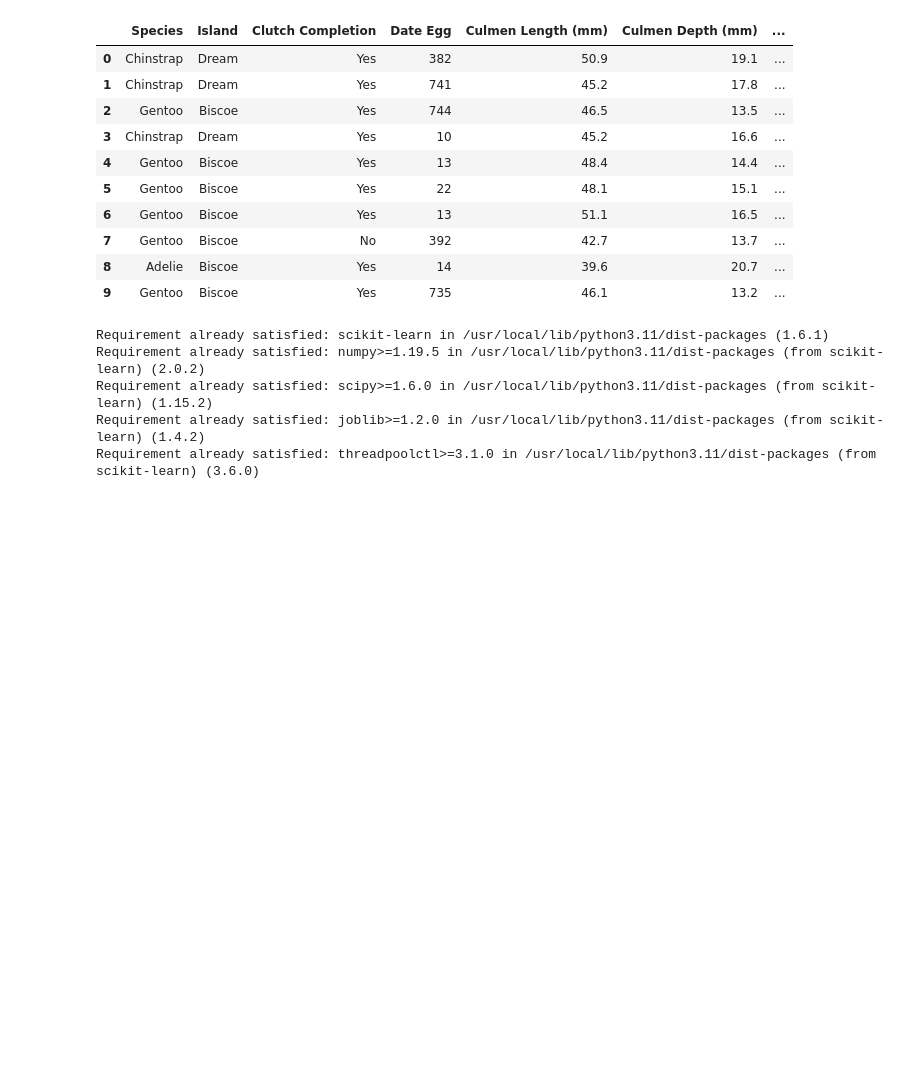
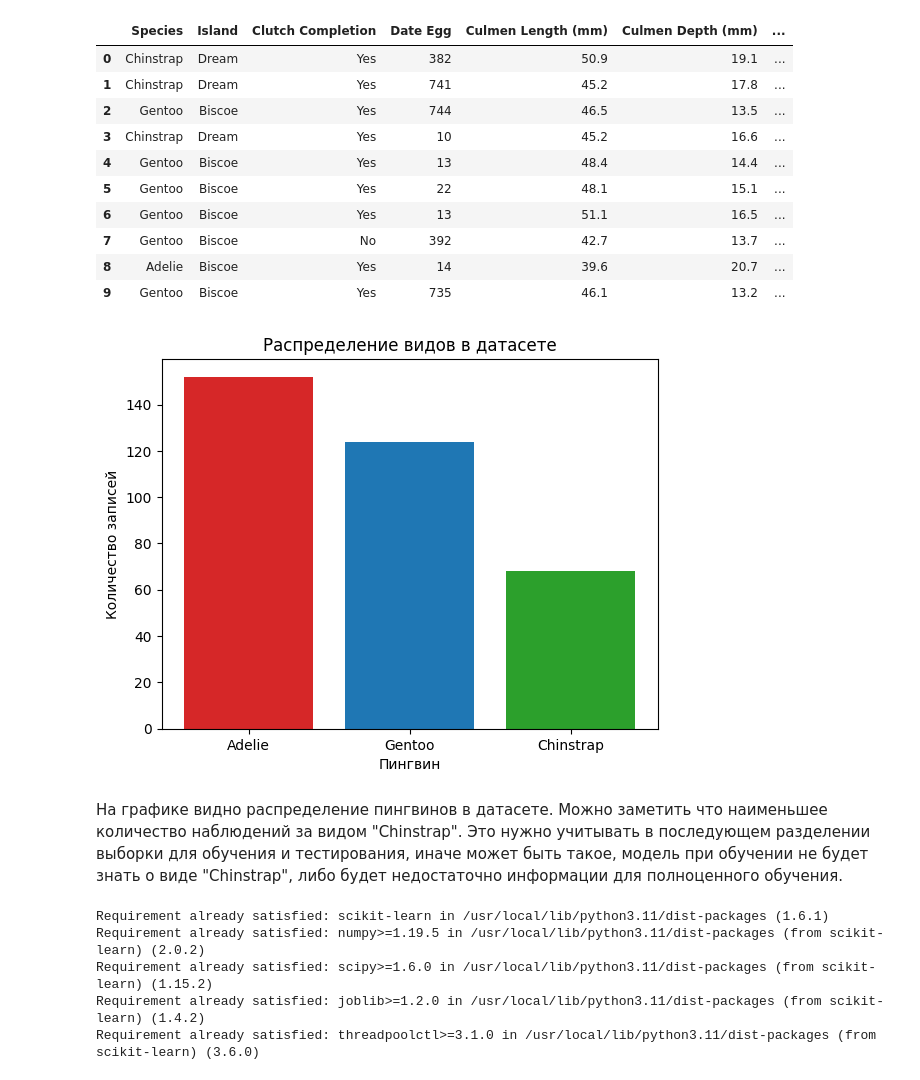
Before and after one commit to Shelb0rne/knn_proj, a Jupyter notebook: KNN_proj.ipynb, the cells around one changed output. Drawn from its saved outputs; the diff is of its cells as text; code cells hidden in the pictures; blank space fills up the shorter version.

```diff
--- a/KNN_proj.ipynb
+++ b/KNN_proj.ipynb
@@ -36,6 +36,24 @@ data.head(10)
 | 7 | Gentoo | Biscoe | No | 392 | 42.7 | 13.7 | ... |
 | 8 | Adelie | Biscoe | Yes | 14 | 39.6 | 20.7 | ... |
 | 9 | Gentoo | Biscoe | Yes | 735 | 46.1 | 13.2 | ... |
+# %%
+fig, ax = plt.subplots()
+
+species = data['Species'].value_counts().reset_index()
+counts = [40, 100, 30, 55]
+bar_colors = ['tab:red', 'tab:blue', 'tab:green']
+
+ax.bar(species['Species'], species['count'], color=bar_colors)
+
+ax.set_ylabel('Количество записей')
+ax.set_title('Распределение видов в датасете')
+ax.set_xlabel('Пингвин')
+
+plt.show()
+# %% [output]
+[figure, added]
+# %% [markdown]
+На графике видно распределение пингвинов в датасете. Можно заметить что наименьшее количество наблюдений за видом "Chinstrap". Это нужно учитывать в последующем разделении выборки для обучения и тестирования, иначе может быть такое, модель при обучении не будет знать о виде "Chinstrap", либо будет недостаточно информации для полноценного обучения.
 # %%
 !pip install scikit-learn
 # %% [output]
```
